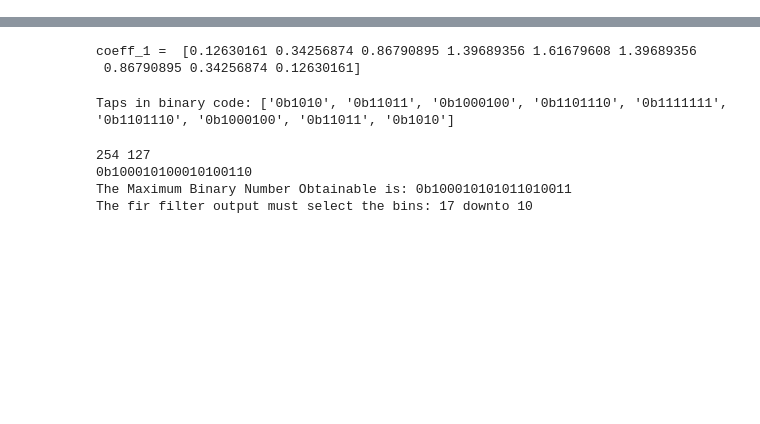
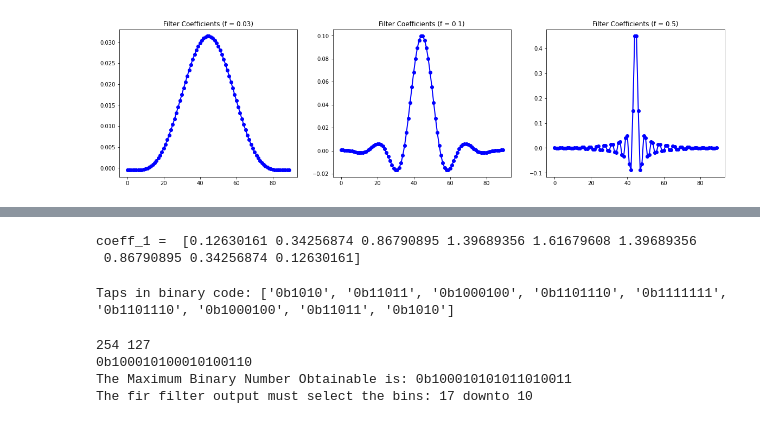
Before and after one commit to dariobaron/MAPD-A-fir-filter, a Jupyter notebook: FIRfilter_python.ipynb, the cells around one changed output, grey strips where cells are left out. Drawn from its saved outputs; the diff is of its cells as text; code cells hidden in the pictures; blank space fills up the shorter version.

```diff
--- a/FIRfilter_python.ipynb
+++ b/FIRfilter_python.ipynb
@@ -5,0 +45,24 @@ import matplotlib.pyplot as plt
+# %%
+# FIR filter coefficients - changing cut-off freq
+nT = 90
+f = [0.03, 0.1, 0.5]
+
+T = []
+for i in f:
+    taps = signal.firwin(nT, i)
+    T.append(taps)
+
+# plots
+fig, (ax1,ax2,ax3) = plt.subplots(1,3, figsize=(20,5))
+
+ax1.plot(T[0], 'bo-', linewidth=2)
+ax1.set_title('Filter Coefficients (f = 0.03)')
+ax2.plot(T[1], 'bo-', linewidth=2)
+ax2.set_title('Filter Coefficients (f = 0.1)')
+ax3.plot(T[2], 'bo-', linewidth=2)
+ax3.set_title('Filter Coefficients (f = 0.5)')
+
+
+plt.show()
+# %% [output]
+[figure, added]
```
Also changed, not shown: parts of 11 cells of this notebook, 3 other files.
